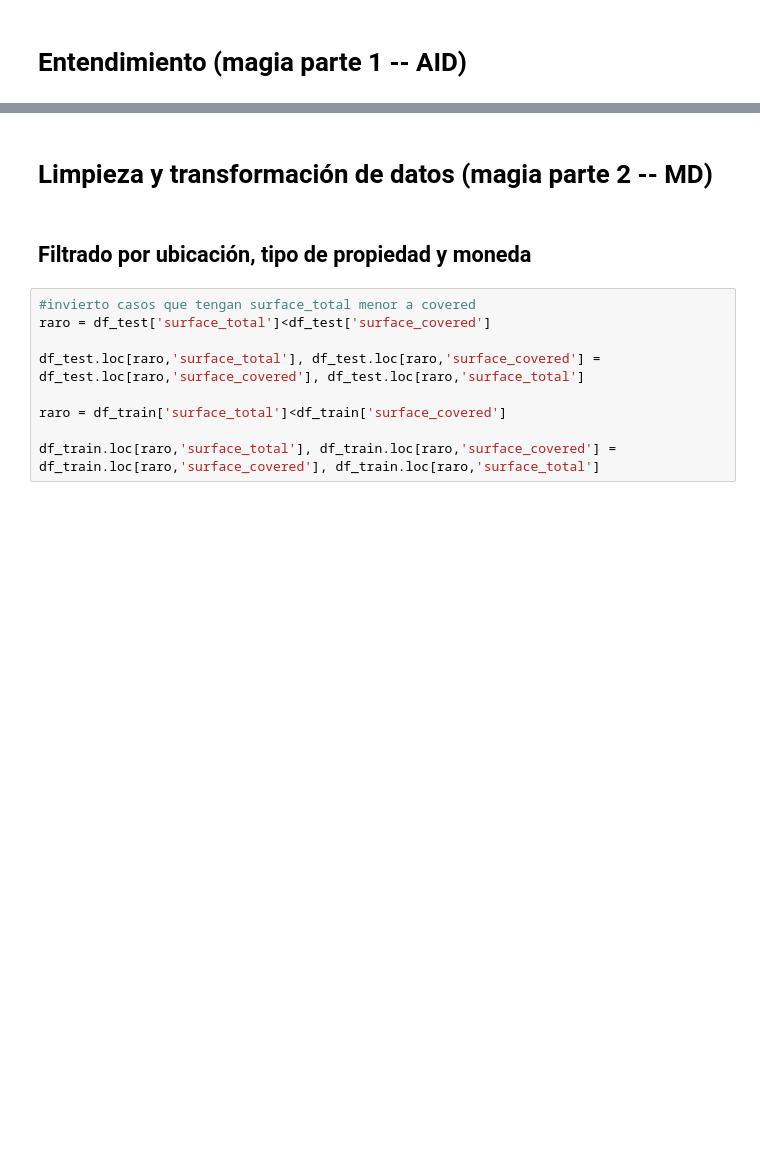
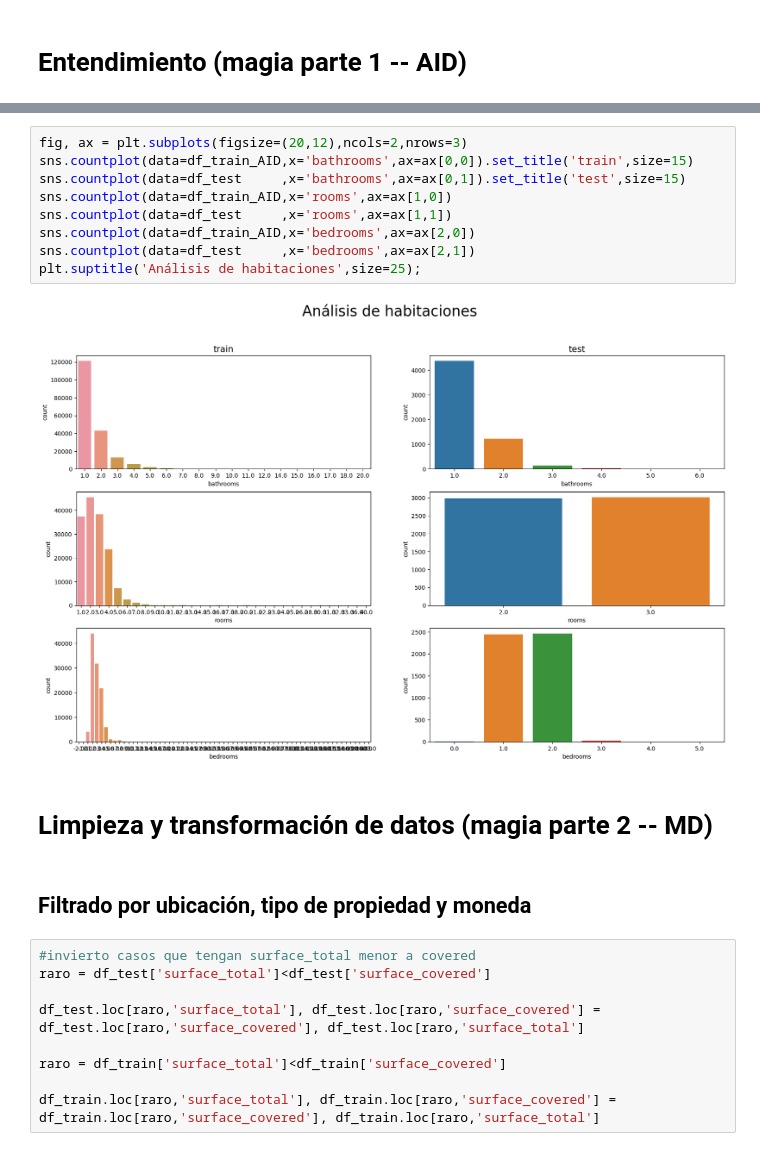
Before and after one commit to josesg998/competencia_properati, a Jupyter notebook: TP_Individual.ipynb, the cells around one changed output, grey strips where cells are left out. Drawn from its saved outputs; the diff is of its cells as text; blank space fills up the shorter version.

```diff
--- a/TP_Individual.ipynb
+++ b/TP_Individual.ipynb
@@ -29,3 +123,14 @@ df_train = pd.read_feather('bases/properati_entrenamiento.ftr').set_index('id')
+# %%
+fig, ax = plt.subplots(figsize=(20,12),ncols=2,nrows=3)
+sns.countplot(data=df_train_AID,x='bathrooms',ax=ax[0,0]).set_title('train',size=15)
+sns.countplot(data=df_test     ,x='bathrooms',ax=ax[0,1]).set_title('test',size=15)
+sns.countplot(data=df_train_AID,x='rooms',ax=ax[1,0])
+sns.countplot(data=df_test     ,x='rooms',ax=ax[1,1])
+sns.countplot(data=df_train_AID,x='bedrooms',ax=ax[2,0])
+sns.countplot(data=df_test     ,x='bedrooms',ax=ax[2,1])
+plt.suptitle('Análisis de habitaciones',size=25);
+# %% [output]
+[figure, added]
 # %% [markdown]
 # Limpieza y transformación de datos (magia parte 2 -- MD)
 # %% [markdown]
```
Also changed, not shown: parts of 25 cells of this notebook, 1 other file.
